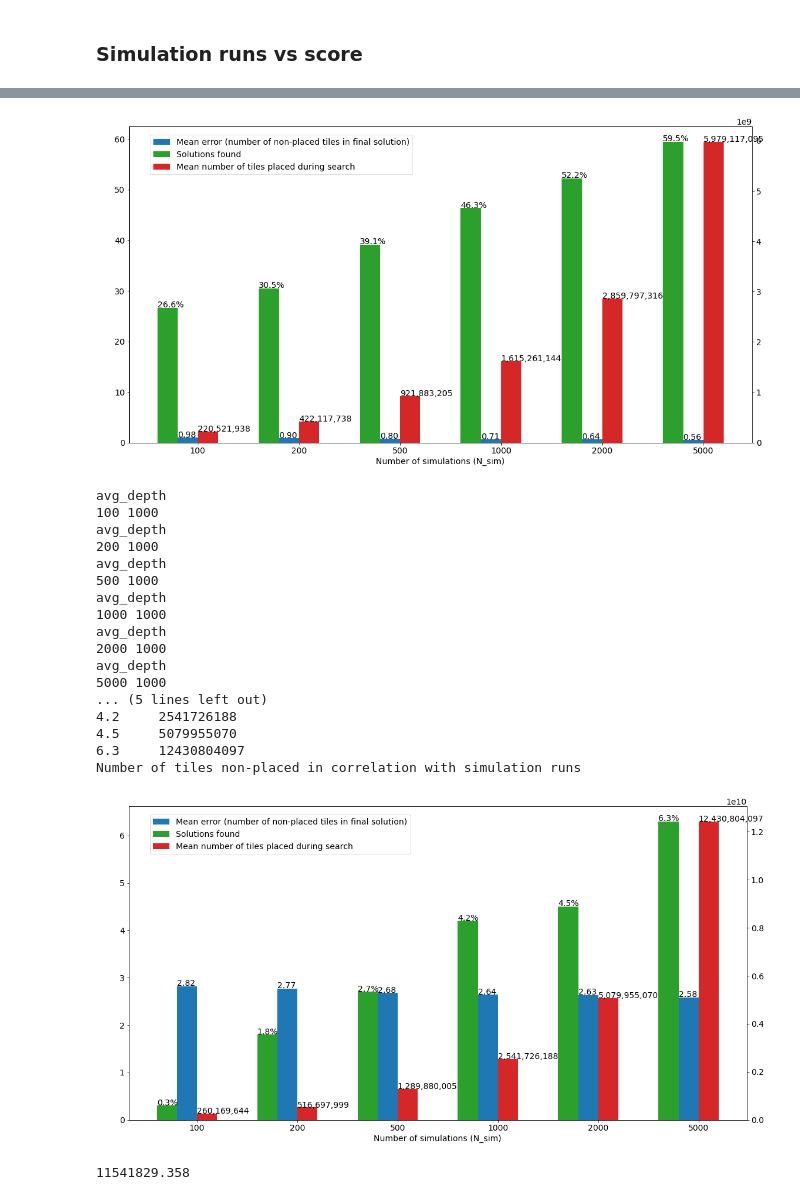
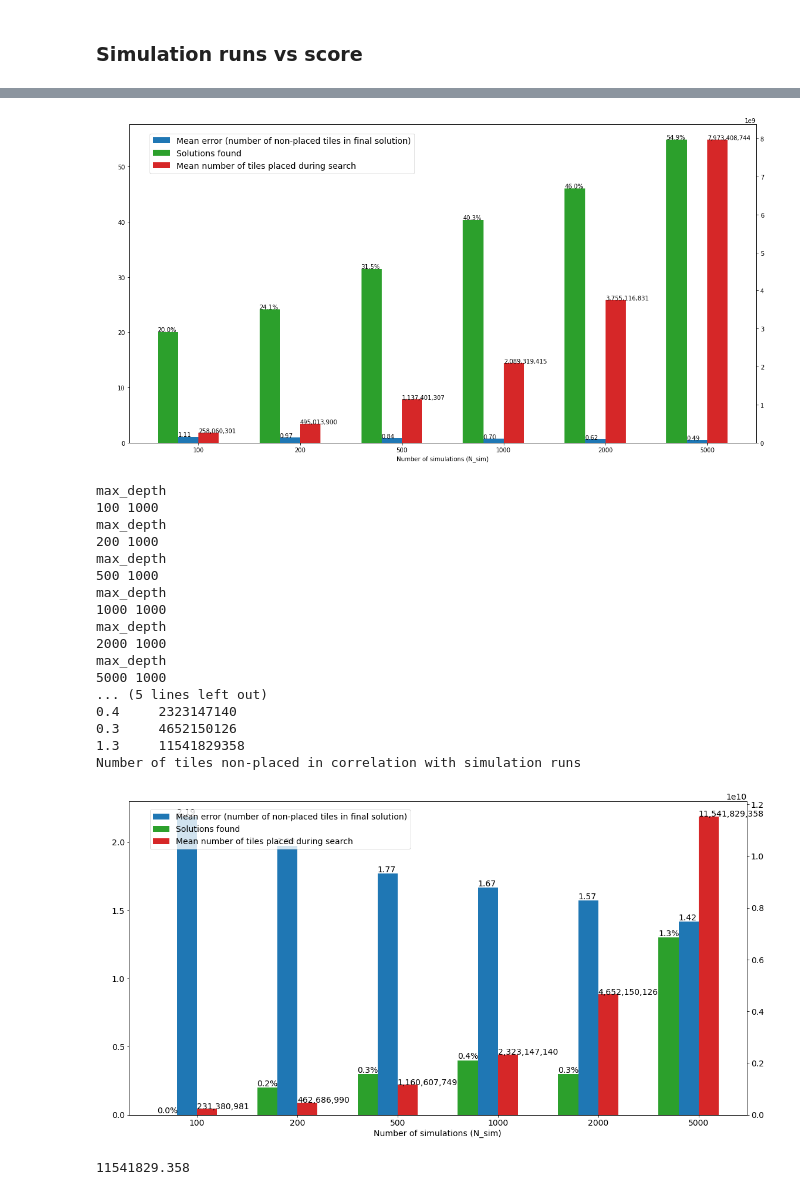
Before and after one commit to igorpejic/visapi, a Jupyter notebook: analsysis.ipynb, the cells around one changed output, grey strips where cells are left out. Cells and saved outputs as stored; diff of their text form; code cells hidden in the pictures.

```diff
--- a/analsysis.ipynb
+++ b/analsysis.ipynb
@@ -66,6 +66,3 @@ def get_best_problem_ids(N=1000, guillotine=True):
     N_COMBINATIONS = 12 # 100, 200, 500, 1k, 2k, 5k for avg and max depth
     ret =  [x[0] for x in problem_ids if x[1] == N_COMBINATIONS]
     return ret[:1000]
-# %%
-best_problem_ids = get_best_problem_ids()
-best_their_ids = get_best_problem_ids(guillotine=False)
@@ -326,10 +363,30 @@ for file_name, problems in [('problems_g.csv', g_problems), ('problems_b.csv', b
 '''
 Output problems to F. Braam solver csv style
 '''
-g_problems = Result.objects.filter(their_id__in=best_their_ids, n_simulations=5000,
-                                 improved_sel=True, strategy='max_depth', score__isnull=False
+import csv
+g_problems = Result.objects.filter(problem_id__in=best_problem_ids, n_simulations=5000,
+                                   improved_sel=True, strategy='max_depth', score__isnull=False,
+                                   solution_tiles_order__isnull=True,
                                  ).values('rows', 'cols', 'tiles', 'n_tiles', 'problem_id', 'id')
+# already_solved_ids = set()
+# with open('g_solved_by_exhaustive_solver_filtered.csv', 'r') as f:
+#     spamreader = csv.reader(f, delimiter=',', quoting=csv.QUOTE_ALL)
+#     for i, l in enumerate(spamreader):
+#         if i == 0:
+#             continue
+#         puzzle_id = l[0]
+#         already_solved_ids.add(int(puzzle_id))
 
+unsolved_ids = set()
+with open('unsolved_problems', 'r') as f:
+    spamreader = csv.reader(f, delimiter=',', quoting=csv.QUOTE_ALL)
+    for i, l in enumerate(spamreader):
+        puzzle_id = l[0]
+        unsolved_ids.add(int(puzzle_id))
+
+unsolved_problem_ids = set(Result.objects.filter(id__in=unsolved_ids).values_list('problem_id', flat=True))
+
+print(len(unsolved_ids), len(g_problems))
 import json
 def tiles_to_braam_json(tiles):
     _tiles = []
@@ -348,12 +405,16 @@ def tiles_to_braam_json(tiles):
     return _tiles_str
 
 import csv, os
-for file_name, problems in [('problems_b_braam.csv', g_problems)]:
+for file_name, problems in [('problems_g_braam.csv', g_problems)]:
     with open(os.path.join('problems/', file_name), 'w') as csv_file:
         fieldnames = ['job_id', 'puzzle_id', 'num_tiles', 'board_width', 'board_height', 'tiles', 'start', 'end', 'problem_id']
         csv_writer = csv.writer(csv_file, delimiter=',' , quoting=csv.QUOTE_ALL)
         csv_writer.writerow(fieldnames)
         for i, problem in enumerate(problems):
+            if problem['problem_id'] not in unsolved_problem_ids:
+                continue
+            else:
+                print(i, problem['problem_id'])
             tiles = eliminate_duplicate_tiles(problem['tiles'])
             tiles = tiles_to_braam_json(tiles)
             row = [
@@ -380,7 +459,7 @@ for file_name in ['results_g.csv', 'results_b.csv']:
                       'solution_found',  'n_tiles_placed', 'created_on']
         if file_name == 'results_b.csv':
             fieldnames.append('external_id')
-        csv_writer = csv.writer(csv_file, delimiter=';')
+        csv_writer = csv.writer(csv_file, delimiter=';', quoting=csv.QUOTE_ALL)
         csv_writer.writerow(fieldnames)
         for n_sim in N_SIM:
             if file_name == 'results_g.csv':
@@ -875,6 +954,7 @@ print(current_palette)
 # %%
 from collections import defaultdict, OrderedDict
 from matplotlib.ticker import FuncFormatter, MaxNLocator
+N_SIM = [100, 200, 500, 1000, 2000, 5000]
 SIMULATION_RUNS = N_SIM
 def format_fn(tick_val, tick_pos):
     if int(tick_val) in range(0, len(SIMULATION_RUNS)):
@@ -890,7 +970,7 @@ for problem_type in ['g', 'b']:
     for n_simulations in SIMULATION_RUNS:
         common_args = {
             # 'problem_id__in': best_problem_ids,
-            'strategy': 'avg_depth',
+            'strategy': 'max_depth',
             'solution_tiles_order__isnull': True,
             'n_simulations': n_simulations,
             'improved_sel': True, 'score__isnull': False
@@ -904,7 +984,7 @@ for problem_type in ['g', 'b']:
             **common_args).order_by('their_id').values_list('score', flat=True)))
         results[n_simulations] = {'median score': avg_score}
         avg_tiles_array =  np.array(Result.objects.filter(
-            # solution_found=False,
+            # solution_found=True,
             **common_args).order_by('their_id').values_list('n_tiles_placed', flat=True))
         # avg_tiles = np.avg(avg_tiles_array)
         avg_tiles = np.sum(avg_tiles_array)
@@ -993,23 +1073,23 @@ avg_depth
 Number of tiles non-placed in correlation with simulation runs
-[figure, old version]
+[figure, new version]
-avg_depth
+max_depth
 100 1000
-avg_depth
+max_depth
 200 1000
-avg_depth
+max_depth
 500 1000
-avg_depth
+max_depth
 1000 1000
-avg_depth
+max_depth
 2000 1000
-avg_depth
+max_depth
 5000 1000
 ... (5 lines left out)
-4.2     2541726188
-4.5     5079955070
-6.3     12430804097
+0.4     2323147140
+0.3     4652150126
+1.3     11541829358
 Number of tiles non-placed in correlation with simulation runs
-[figure, old version]
+[figure, new version]
 # %%
 Result.objects.filter(n_simulations=2000).values('score', 'problem_id')
 
```
Also changed, not shown: parts of 7 cells of this notebook.
